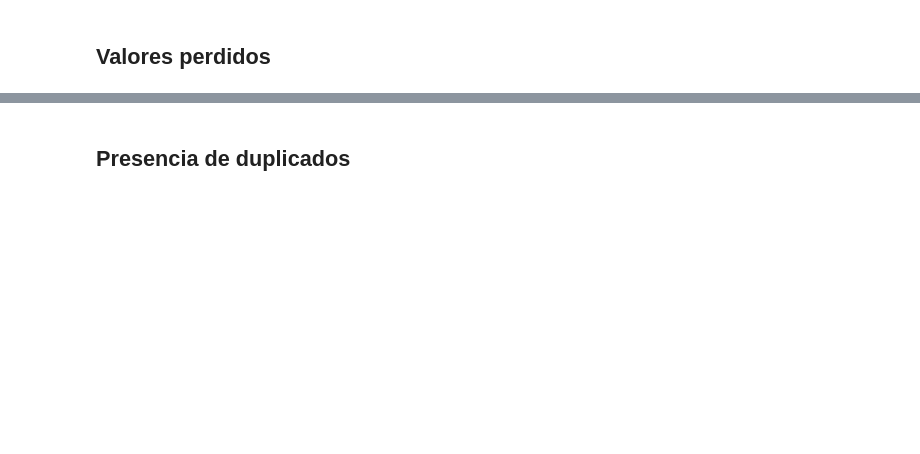
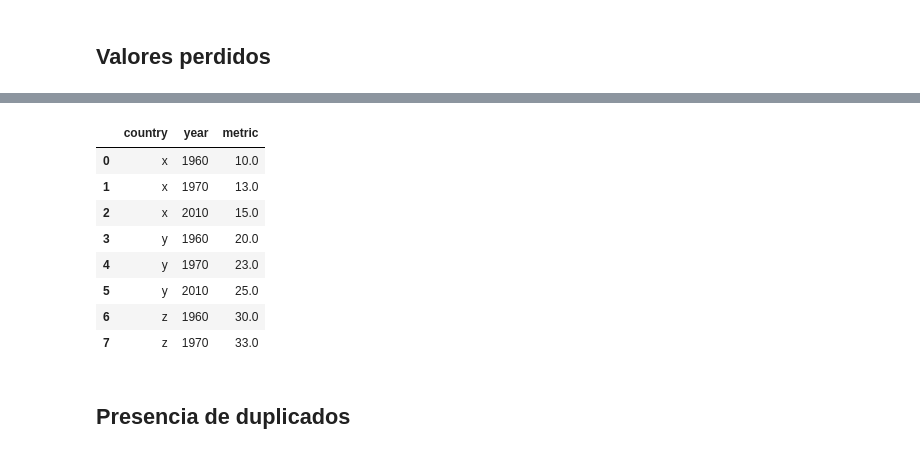
Before and after one commit to jeguns/EP7173, a Jupyter notebook: Unidad 02/02_Pivoteo.ipynb, the cells around one changed output, grey strips where cells are left out. Drawn from its saved outputs; the diff is of its cells as text; code cells hidden in the pictures; blank space fills up the shorter version.

```diff
--- a/Unidad 02/02_Pivoteo.ipynb
+++ b/Unidad 02/02_Pivoteo.ipynb
@@ -42,6 +84,16 @@ df2a
 # %%
 df2b = df2a.melt(id_vars='country', var_name='year', value_name='metric')
-df2b.dropna().sort_values(by='country')
+df2b.dropna().sort_values(by='country').reset_index().drop(columns='index')
+# %% [output]
+|  | country | year | metric |
+| 0 | x | 1960 | 10.0 |
+| 1 | x | 1970 | 13.0 |
+| 2 | x | 2010 | 15.0 |
+| 3 | y | 1960 | 20.0 |
+| 4 | y | 1970 | 23.0 |
+| 5 | y | 2010 | 25.0 |
+| 6 | z | 1960 | 30.0 |
+| 7 | z | 1970 | 33.0 |
 # %% [markdown]
 ## Presencia de duplicados
 # %%
```
Also changed, not shown: parts of 8 cells of this notebook.
